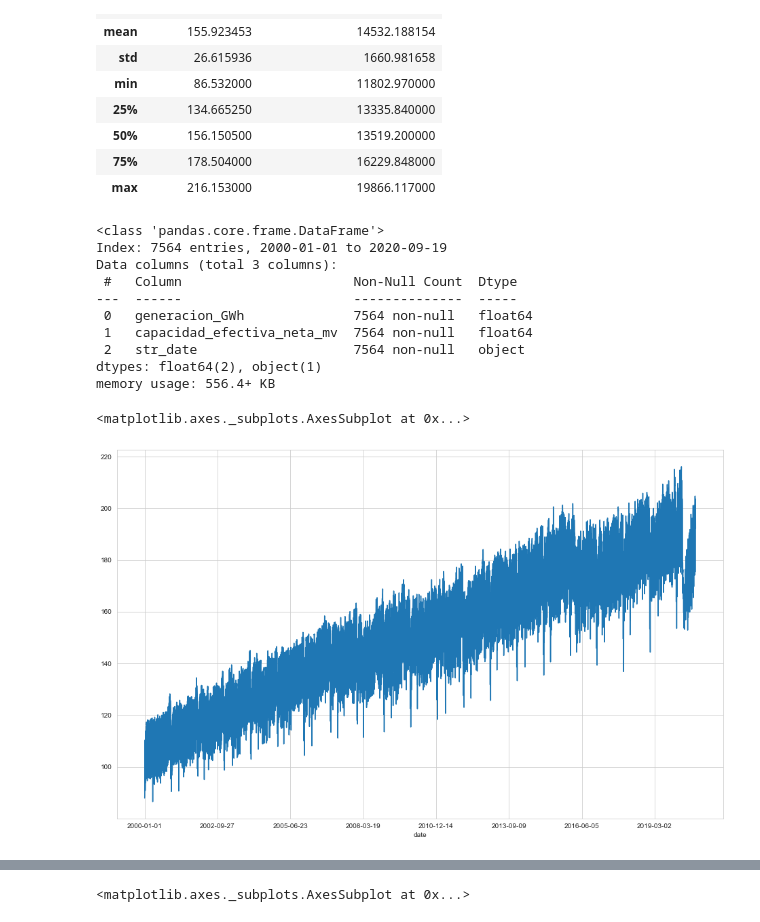
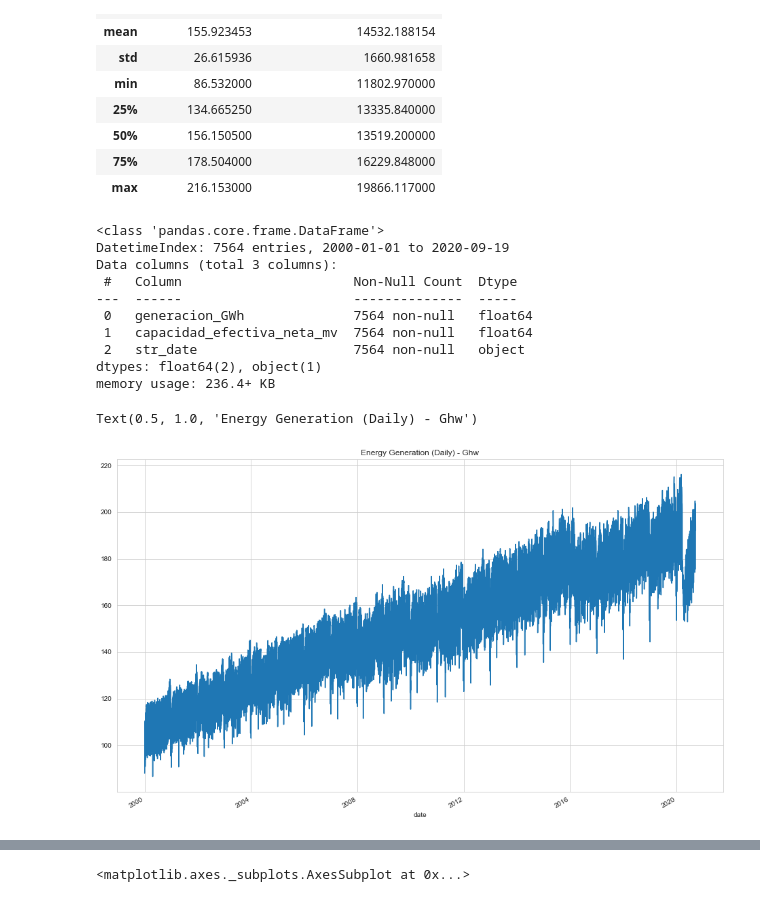
Before and after one commit to abdala9512/flask-dl-energy-microservice, a Jupyter notebook: notebooks/Energy generation and capacity forecasting.ipynb, the cells around one changed output, grey strips where cells are left out. Drawn from its saved outputs; the diff is of its cells as text; code cells hidden in the pictures.

```diff
--- a/notebooks/Energy generation and capacity forecasting.ipynb
+++ b/notebooks/Energy generation and capacity forecasting.ipynb
@@ -16,7 +20,7 @@ from tensorflow.keras.models import Sequential
 plt.rcParams["figure.figsize"] = (16,10)
 sns.set_style("whitegrid")
 # %%
-energy_data = pd.read_csv("data/daily_enery_data.csv", index_col='date')
+energy_data = pd.read_csv("data/daily_enery_data.csv", index_col='date', parse_dates=True)
 energy_data
 # %% [output]
 |  | generacion_GWh | capacidad_efectiva_neta_mv | str_date |
@@ -51,7 +55,7 @@ energy_data[['generacion_GWh', 'capacidad_efectiva_neta_mv']].describe()
 energy_data.info()
 # %% [output]
 <class 'pandas.core.frame.DataFrame'>
-Index: 7564 entries, 2000-01-01 to 2020-09-19
+DatetimeIndex: 7564 entries, 2000-01-01 to 2020-09-19
 Data columns (total 3 columns):
  #   Column                      Non-Null Count  Dtype
 ---  ------                      --------------  -----
@@ -59,9 +63,10 @@ Data columns (total 3 columns):
  1   capacidad_efectiva_neta_mv  7564 non-null   float64
  2   str_date                    7564 non-null   object
 dtypes: float64(2), object(1)
-memory usage: 556.4+ KB
+memory usage: 236.4+ KB
 # %%
 energy_data['generacion_GWh'].plot()
+plt.title("Energy Generation (Daily) - Ghw")
 # %% [output]
-<matplotlib.axes._subplots.AxesSubplot at 0x...>
+Text(0.5, 1.0, 'Energy Generation (Daily) - Ghw')
-[figure, old version]
+[figure, new version]
```
Also changed, not shown: parts of 13 cells of this notebook.
